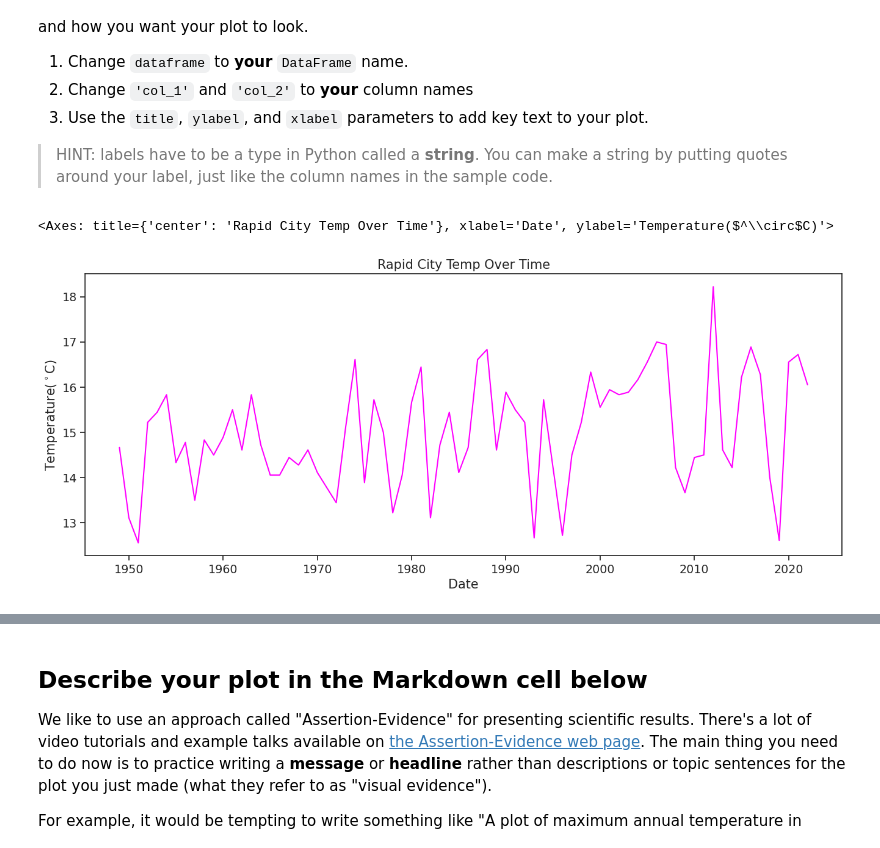
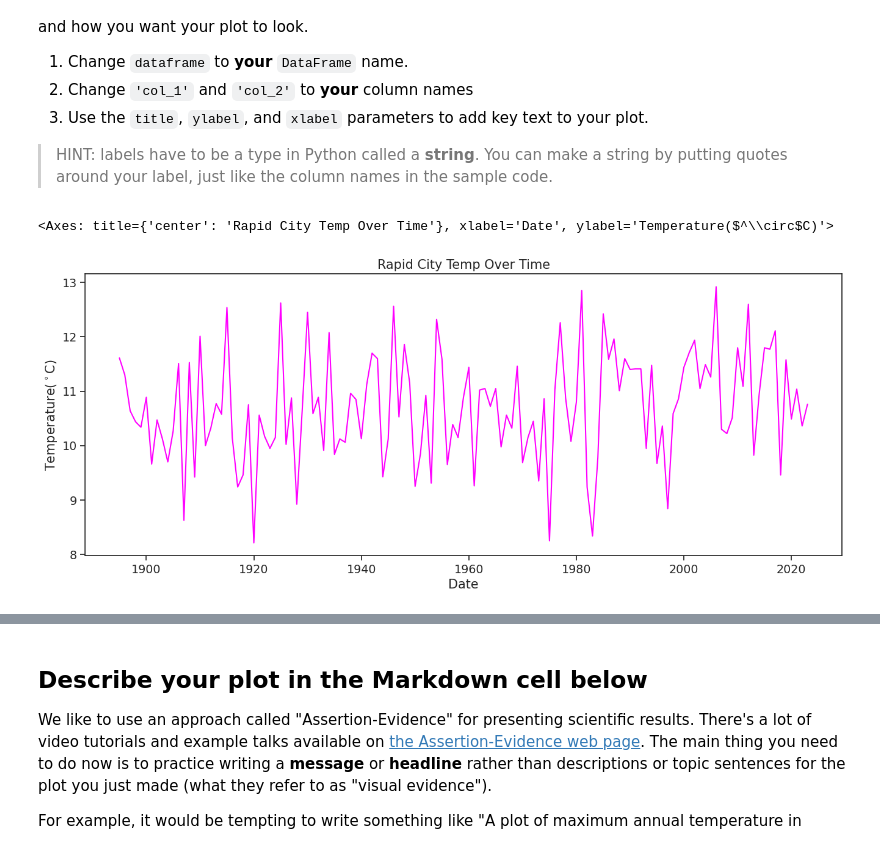
Before and after one commit to Doobernicus/get-started-with-reproducible-science-Doobernicus, a Jupyter notebook: get_started_with_open_reproducible_science.ipynb, the cells around one changed output, grey strips where cells are left out. Cells and saved outputs as stored; diff of their text form; code cells hidden in the pictures.

```diff
--- a/get_started_with_open_reproducible_science.ipynb
+++ b/get_started_with_open_reproducible_science.ipynb
@@ -190,7 +190,10 @@ The cell below contains the URL for the data you will use in this part of the no
   3. At the end of the cell where you define your url variable, **call your variable (type out its name)** so it can be tested.
 # %%
 # creating a URL link to retrieve data from
-rapid_city_temp_url = ('https://www.ncei.noaa.gov/access/monitoring/climate-at-a-glance/national/time-series/110/tavg/1/4/1895-2023.csv?base_prd=true&begbaseyear=1901&endbaseyear=2000')
+rapid_city_temp_url = ('https://www.ncei.noaa.gov/access/monitoring/'
+                       'climate-at-a-glance/national/time-series/110/'
+                       'tavg/1/4/1895-2023.csv?base_prd=true&begbase'
+                       'year=1901&endbaseyear=2000')
 rapid_city_temp_url
 # %% [output]
 'https://www.ncei.noaa.gov/access/monitoring/climate-at-a-glance/national/time-series/110/tavg/1/4/1895-2023.csv?base_prd=true&begbaseyear=1901&endbaseyear=2000'
@@ -234,7 +237,7 @@ YOUR ANSWER HERE
 **Make sure to call your `DataFrame` by typing it's name as the last line of your code cell** Then, you will be able to run the test cell below and find out if your answer is correct.
 # %%
 # downloaded data with pandas
-rapid_city_temp_df = pd.read_csv(rapid_city_temp_url, header=3,
-                        names=['Date', 'Temp'])
+rapid_city_temp_df = pd.read_csv(rapid_city_temp_url, header=4,
+                        names=['Date', 'Temp', 'Anomoly'])
 rapid_city_temp_df
 # %% [output]
@@ -334,6 +334,6 @@ The cell below converts the data to Celcius, using Python mathematical **operato
 <img src="https://static.thenounproject.com/png/5640527-200.png" width=20 style="float: left; padding: 3px" /> What is the mistake in the equation below? You might want to try writing out the formula for converting Fahrenheit to Celcius.
 # %%
 #convert to celcius
-rapid_city_temp_df.iloc[:,1] = (rapid_city_temp_df.iloc[:,1] - 32) * 5 / 9
+rapid_city_temp_df["Temp_C"] = (rapid_city_temp_df["Temp"] - 32) * 5 / 9
 rapid_city_temp_df
 # %% [output]
@@ -388,11 +400,11 @@ Plotting in Python is easy, but not quite this easy! You'll always need to add s
 # %%
 sns.set(font_scale=1.25, style = 'ticks')
 rapid_city_temp_df.plot(
-    x='Date', y='Temp', title= "Rapid City Temp Over Time",
+    x='Date', y='Temp_C', title= "Rapid City Temp Over Time",
     ylabel = "Temperature($^\circ$C)", xlabel = "Date", color = "magenta", figsize = (16, 6), legend = False)
 # %% [output]
 <Axes: title={'center': 'Rapid City Temp Over Time'}, xlabel='Date', ylabel='Temperature($^\\circ$C)'>
-[figure, old version]
+[figure, new version]
 # %% [markdown]
 **THIS ISN'T THE END! Don't forget to complete the next task where you will describe your plot**
 
```
Also changed, not shown: parts of 4 cells of this notebook.
